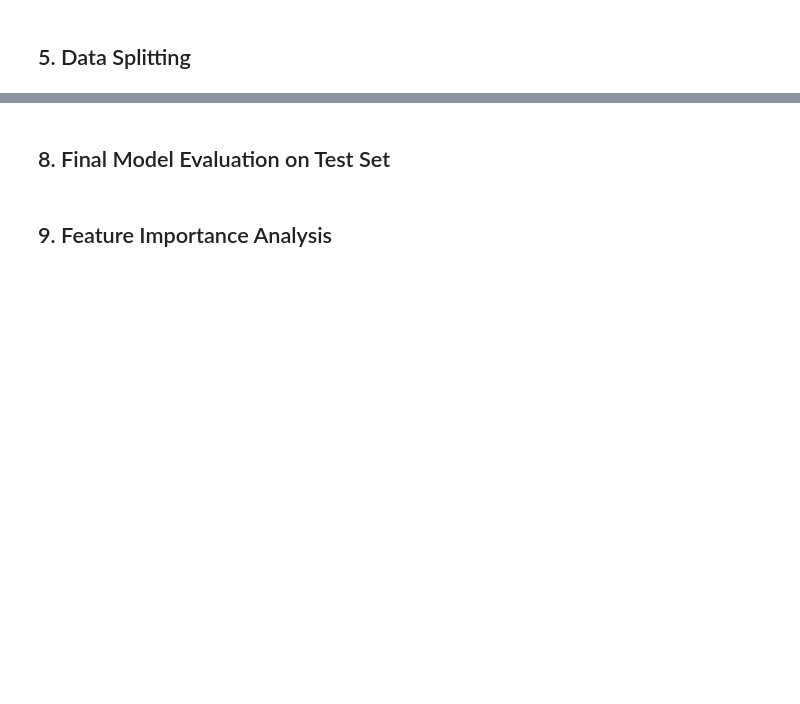
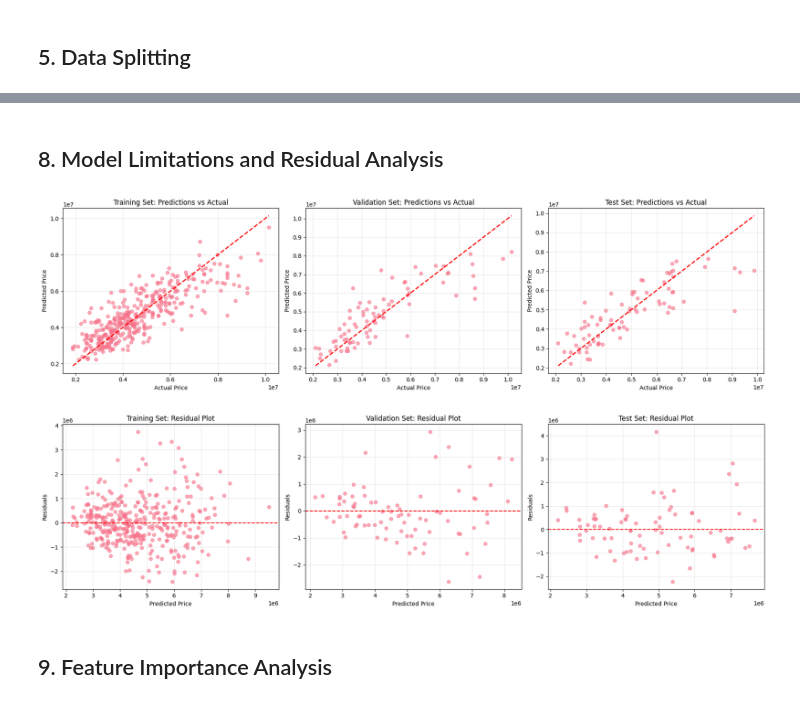
Before and after one commit to mikeshuh/AgenticAI4Bus, a Jupyter notebook: ml_basics/part1.ipynb, the cells around one changed output, grey strips where cells are left out. Saved outputs shown, nothing was run; the diff lists cells and outputs as text; code cells hidden in the pictures; blank space fills up the shorter version.

```diff
--- a/ml_basics/part1.ipynb
+++ b/ml_basics/part1.ipynb
@@ -248,13 +325,0 @@ results['Linear_Regression_Val'] = evaluate_model(y_val, lr_val_pred, "Linear Re
-# %%
-# Train Random Forest (using original unscaled features as RF doesn't require scaling)
-rf_model = RandomForestRegressor(n_estimators=100, random_state=42, n_jobs=-1)
-rf_model.fit(X_train, y_train)
-
-# Predictions
-rf_train_pred = rf_model.predict(X_train)
-rf_val_pred = rf_model.predict(X_val)
-
-# Evaluate
-print("=== RANDOM FOREST ===")
-results['Random_Forest_Train'] = evaluate_model(y_train, rf_train_pred, "Random Forest (Train)")
-results['Random_Forest_Val'] = evaluate_model(y_val, rf_val_pred, "Random Forest (Validation)")
@@ -347,2 +411,0 @@ plt.show()
-# %% [markdown]
-## 8. Final Model Evaluation on Test Set
@@ -368,28 +412,45 @@ test_results = evaluate_model(y_test, test_pred, f"{best_model_name} (Test Set)"
+# %% [markdown]
+## 8. Model Limitations and Residual Analysis
 # %%
-# Prediction vs Actual Plot
-plt.figure(figsize=(12, 5))
+# Create predictions vs actual plots for all datasets
+fig, axes = plt.subplots(1, 3, figsize=(18, 5))
 
-# Scatter plot
-plt.subplot(1, 2, 1)
-plt.scatter(y_test, test_pred, alpha=0.6)
-plt.plot([y_test.min(), y_test.max()], [y_test.min(), y_test.max()], 'r--', lw=2)
-plt.xlabel('Actual Price')
-plt.ylabel('Predicted Price')
-plt.title(f'{best_model_name}: Predictions vs Actual')
-plt.grid(True, alpha=0.3)
+datasets_data = [
+    (y_train, lr_train_pred, 'Training Set'),
+    (y_val, lr_val_pred, 'Validation Set'),
+    (y_test, lr_test_pred, 'Test Set')
+]
 
-# Residuals plot
-plt.subplot(1, 2, 2)
-residuals = y_test - test_pred
-plt.scatter(test_pred, residuals, alpha=0.6)
-plt.axhline(y=0, color='r', linestyle='--')
-plt.xlabel('Predicted Price')
-plt.ylabel('Residuals')
-plt.title(f'{best_model_name}: Residual Plot')
-plt.grid(True, alpha=0.3)
+for i, (y_true, y_pred, title) in enumerate(datasets_data):
+    # Scatter plot
+    axes[i].scatter(y_true, y_pred, alpha=0.6)
+    axes[i].plot([y_true.min(), y_true.max()], [y_true.min(), y_true.max()], 'r--', lw=2)
+    axes[i].set_xlabel('Actual Price')
+    axes[i].set_ylabel('Predicted Price')
+    axes[i].set_title(f'{title}: Predictions vs Actual')
+    axes[i].grid(True, alpha=0.3)
 
 plt.tight_layout()
 plt.show()
+
+# Residuals analysis
+plt.figure(figsize=(18, 5))
+
+for i, (y_true, y_pred, title) in enumerate(datasets_data):
+    plt.subplot(1, 3, i+1)
+    residuals = y_true - y_pred
+    plt.scatter(y_pred, residuals, alpha=0.6)
+    plt.axhline(y=0, color='r', linestyle='--')
+    plt.xlabel('Predicted Price')
+    plt.ylabel('Residuals')
+    plt.title(f'{title}: Residual Plot')
+    plt.grid(True, alpha=0.3)
+
+plt.tight_layout()
+plt.show()
+# %% [output]
+[figure, added]
+[figure, added]
 # %% [markdown]
 ## 9. Feature Importance Analysis
 # %%
```
Also changed, not shown: parts of 33 cells of this notebook.
